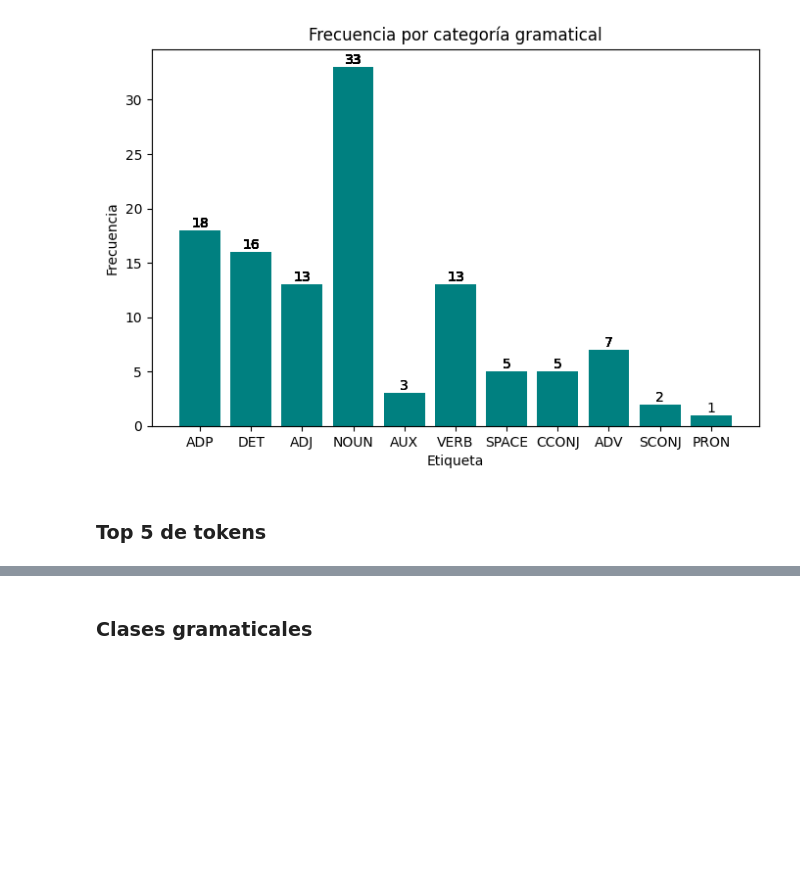
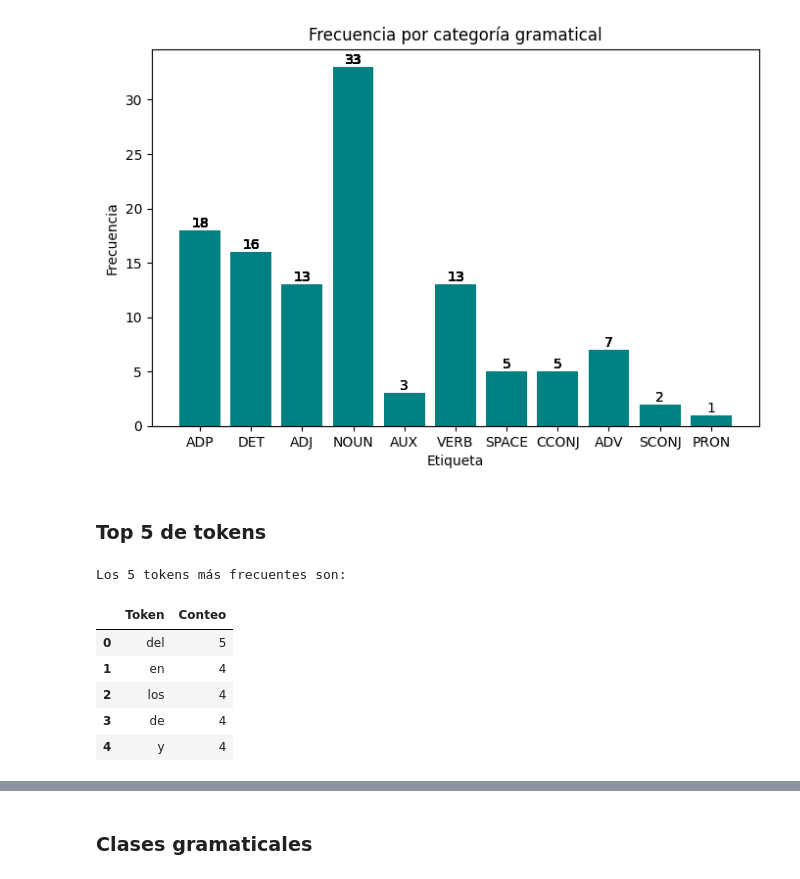
Before and after one commit to LailaBulh/Procesamiento_Lenguaje_Natural, a Jupyter notebook: Etiquetado_gramatical_LB.ipynb, the cells around one changed output, grey strips where cells are left out. Drawn from its saved outputs; the diff is of its cells as text; code cells hidden in the pictures; blank space fills up the shorter version.

```diff
--- a/Etiquetado_gramatical_LB.ipynb
+++ b/Etiquetado_gramatical_LB.ipynb
@@ -198,0 +200,19 @@ plt.show()
+# %%
+### Contar frecuencias de tokens
+conteo = Counter(tokens)
+
+top5 = conteo.most_common(5)
+
+### Convertir lista a dataframe
+top5_df = pd.DataFrame(top5, columns=['Token', 'Conteo'])
+
+print('Los 5 tokens más frecuentes son:')
+top5_df.head()
+# %% [output]
+Los 5 tokens más frecuentes son:
+|  | Token | Conteo |
+| 0 | del | 5 |
+| 1 | en | 4 |
+| 2 | los | 4 |
+| 3 | de | 4 |
+| 4 | y | 4 |
```
Also changed, not shown: parts of 6 cells of this notebook.
